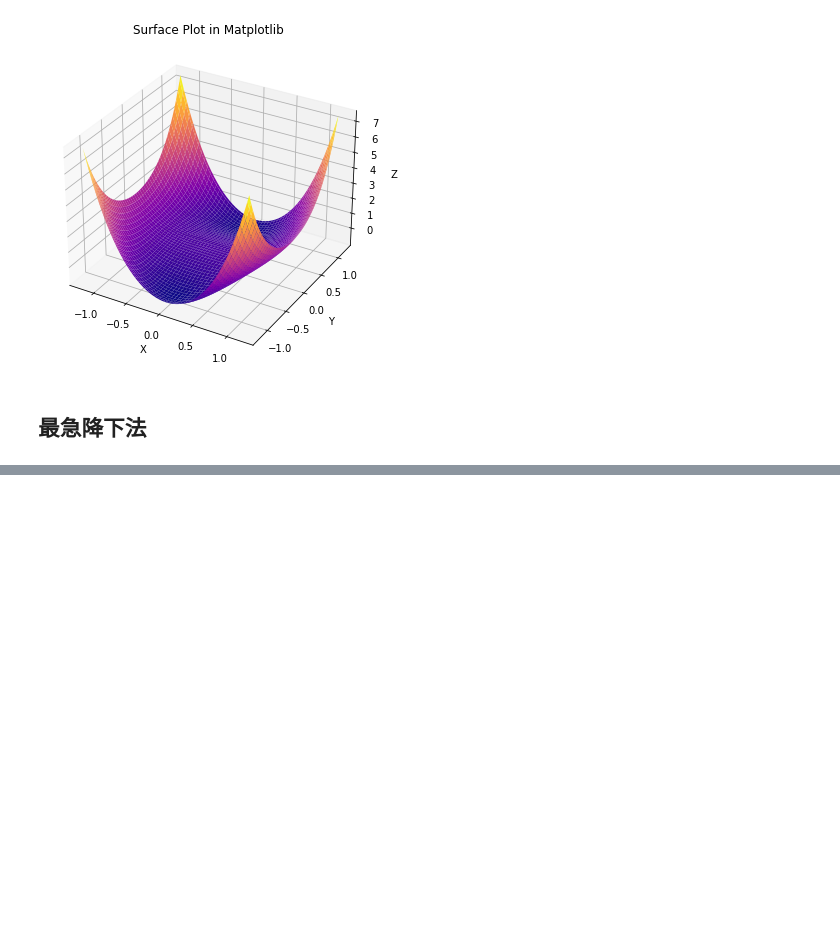
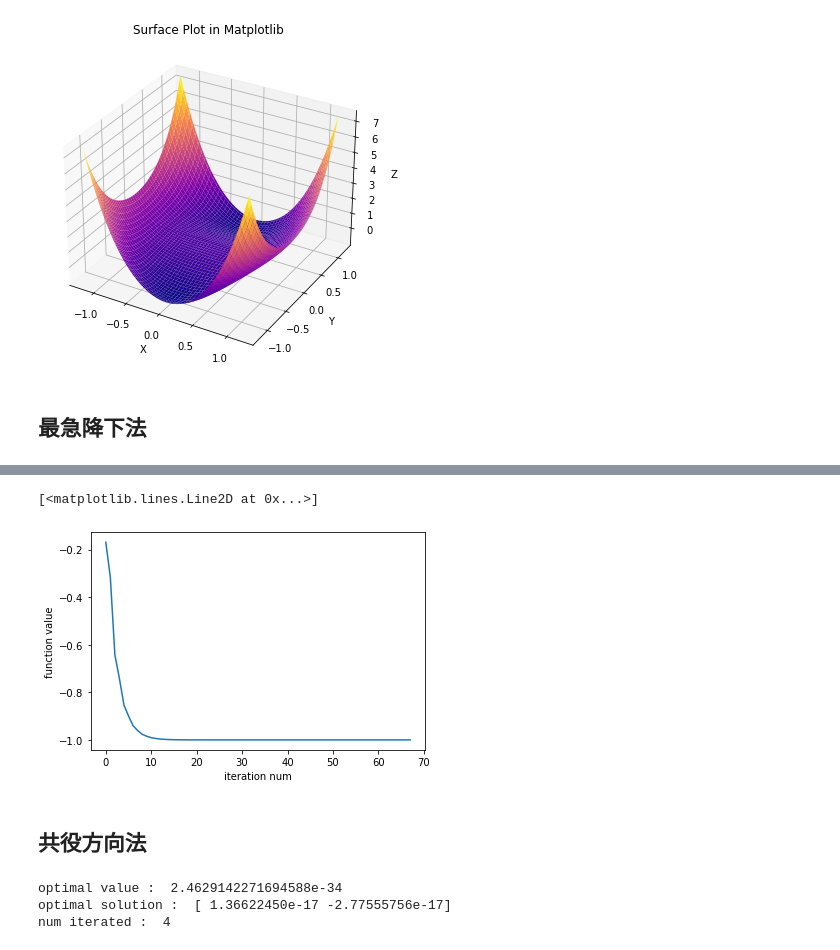
Before and after one commit to h-atsu/nonlinear_opt, a Jupyter notebook: src/visualization.ipynb, the cells around one changed output, grey strips where cells are left out. Saved outputs shown, nothing was run; the diff lists cells and outputs as text; code cells hidden in the pictures; blank space fills up the shorter version.

```diff
--- a/src/visualization.ipynb
+++ b/src/visualization.ipynb
@@ -185,0 +213,31 @@ plt.plot(objective_val)
+# %%
+objective_val = []
+for temp_sol in path:
+    objective_val.append(f(temp_sol))
+plt.xlabel('iteration num')
+plt.ylabel('function value')
+plt.plot(objective_val)
+# %% [output]
+[<matplotlib.lines.Line2D at 0x...>]
+[figure, added]
+# %% [markdown]
+## 共役方向法
+# %%
+# 問題の設定
+f = p1.f
+df = p1.df
+ddf = p1.ddf
+x0 = p1.x0
+
+optimizer = cd.Optimizer(f, df, ddf)
+optimizer.optimize(x0)
+opt_val = optimizer.opt_val
+opt_sol = optimizer.opt_sol
+path = optimizer.path
+print('optimal value : ',opt_val)
+print('optimal solution : ', opt_sol)
+print("num iterated : ", len(path))
+# %% [output]
+optimal value :  2.4629142271694588e-34
+optimal solution :  [ 1.36622450e-17 -2.77555756e-17]
+num iterated :  4
```
Also changed, not shown: parts of 34 cells of this notebook, 5 other files.
